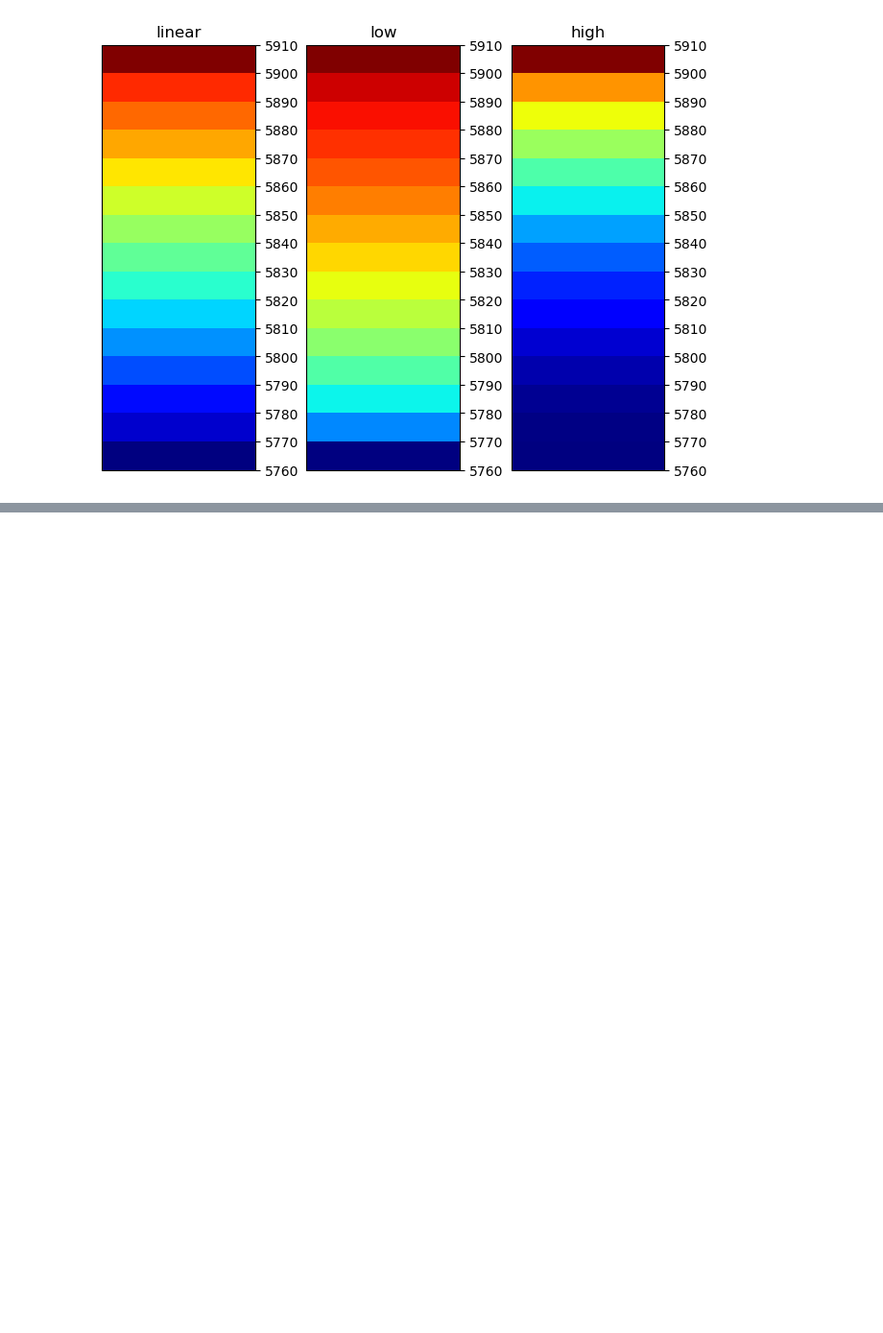
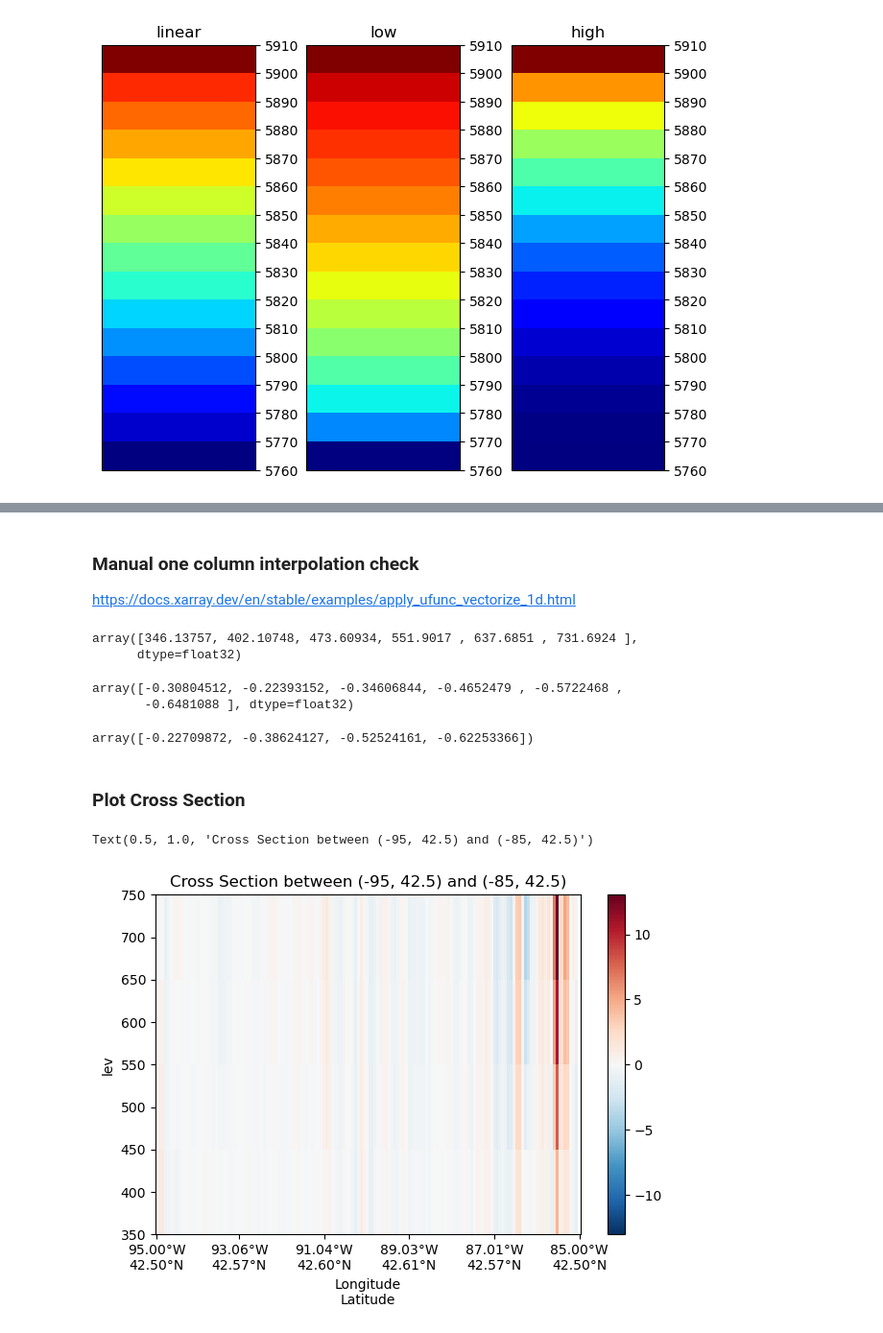
Before and after one commit to nick4cone/Analysis, a Jupyter notebook: PlottingFuncs/example_plots.ipynb, the cells around one changed output, grey strips where cells are left out. Shown at 96% size. Saved outputs shown, nothing was run; the diff lists cells and outputs as text; code cells hidden in the pictures; blank space fills up the shorter version.

Commit message:
adds interpolation to height

```diff
--- a/PlottingFuncs/example_plots.ipynb
+++ b/PlottingFuncs/example_plots.ipynb
@@ -47,3 +69,6 @@ from plotting_functions import *
 Z500_color_norm, Z500_lin_cm, _, _ = ListedCMAP_Wrapper(Z500_bounds, 'jet')
 # %% [output]
 [figure]
+# %%
+destination_zlevs_meters = np.array([400, 500, 600, 700])
+destination_zlevs_meters
@@ -49,0 +77,3 @@ Z500_color_norm, Z500_lin_cm, _, _ = ListedCMAP_Wrapper(Z500_bounds, 'jet')
+# %%
+interped_ux = interp_all_columns(uxds_microp_true, "OMEGA", my_xlims, my_ylims, destination_zlevs_meters)
+interped_ux
@@ -49,0 +119,3 @@ Z500_color_norm, Z500_lin_cm, _, _ = ListedCMAP_Wrapper(Z500_bounds, 'jet')
+# %% [markdown]
+### Manual one column interpolation check
+https://docs.xarray.dev/en/stable/examples/apply_ufunc_vectorize_1d.html
@@ -49,0 +125,58 @@ Z500_color_norm, Z500_lin_cm, _, _ = ListedCMAP_Wrapper(Z500_bounds, 'jet')
+# %%
+Z3_bottom_to_top = np.flip(Z3_subset, axis=1)
+some_Z3 = Z3_bottom_to_top[0, 0:6, 200].values.squeeze()
+some_Z3
+# %% [output]
+array([346.13757, 402.10748, 473.60934, 551.9017 , 637.6851 , 731.6924 ],
+      dtype=float32)
+# %%
+OMEGA_bottom_to_top = np.flip(OMEGA_subset, axis=1)
+some_OMEGA = OMEGA_bottom_to_top[0, 0:6, 200].values.squeeze()
+some_OMEGA
+# %% [output]
+array([-0.30804512, -0.22393152, -0.34606844, -0.4652479 , -0.5722468 ,
+       -0.6481088 ], dtype=float32)
+# %%
+OMEGA_interped_to_zlevs = np.interp(destination_zlevs_meters, some_Z3, some_OMEGA)
+OMEGA_interped_to_zlevs
+# %% [output]
+array([-0.22709872, -0.38624127, -0.52524161, -0.62253366])
+# %% [markdown]
+### Plot Cross Section
+# %%
+start_point = (-95, 42.5)  # (lon, lat)
+end_point = (-85, 42.5)
+time_ind = 0
+
+cross_section_gca = interped_ux[time_ind].cross_section(start=start_point, end=end_point, steps=150)
+# %%
+def set_lon_lat_xticks(ax, cross_section, n_ticks=6):
+    """Utility function to draw stacked lat/lon points along the sampled cross-section"""
+    da = cross_section
+
+    N = da.sizes["steps"]
+    tick_pos = np.linspace(0, N - 1, n_ticks, dtype=int)
+    lons = da["lon"].values[tick_pos]
+    lats = da["lat"].values[tick_pos]
+
+    tick_labels = []
+    for lon, lat in zip(lons, lats):
+        lon_dir = "E" if lon >= 0 else "W"
+        lat_dir = "N" if lat >= 0 else "S"
+        tick_labels.append(f"{abs(lon):.2f}°{lon_dir}\n{abs(lat):.2f}°{lat_dir}")
+
+    ax.set_xticks(tick_pos)
+    ax.set_xticklabels(tick_labels)
+
+    ax.set_xlabel("Longitude\nLatitude")
+    plt.tight_layout()
+
+    return fig, ax
+# %%
+fig, ax = plt.subplots()
+cross_section_gca.plot(ax=ax)
+set_lon_lat_xticks(ax, cross_section_gca)
+ax.set_title(f"Cross Section between {start_point} and {end_point}")
+# %% [output]
+Text(0.5, 1.0, 'Cross Section between (-95, 42.5) and (-85, 42.5)')
+[figure, added]
```
Also changed, not shown: parts of 11 cells of this notebook, 1 other file.
